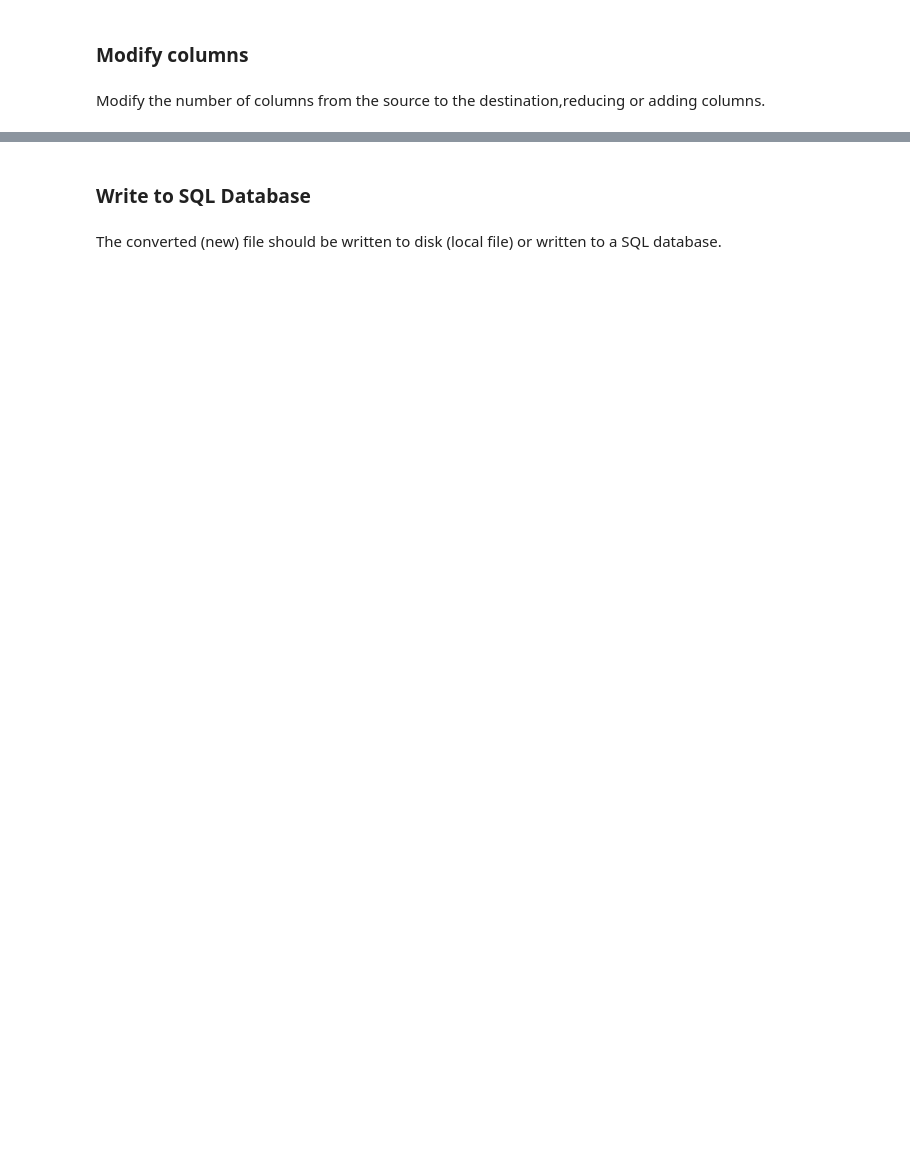
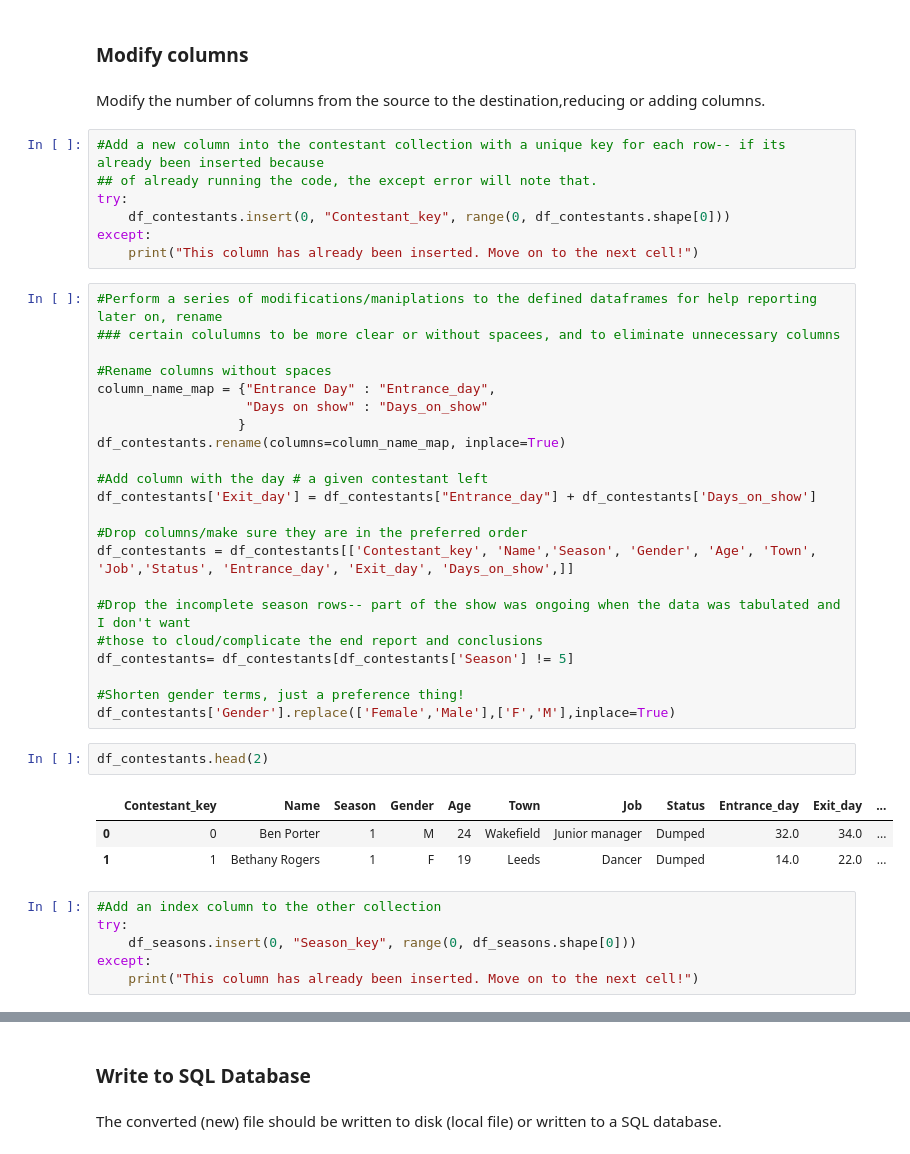
Before and after one commit to kronayne/assn, a Jupyter notebook: DS_Project1.ipynb, the cells around one changed output, grey strips where cells are left out. Cells and saved outputs as stored; diff of their text form; blank space fills up the shorter version.

```diff
--- a/DS_Project1.ipynb
+++ b/DS_Project1.ipynb
@@ -29,3 +251,44 @@ db_name = "contestants"
 ### Modify columns
 # %% [markdown]
 Modify the number of columns from the source to the destination,reducing or adding columns.
+# %%
+#Add a new column into the contestant collection with a unique key for each row-- if its already been inserted because
+## of already running the code, the except error will note that.
+try:
+    df_contestants.insert(0, "Contestant_key", range(0, df_contestants.shape[0]))
+except:
+    print("This column has already been inserted. Move on to the next cell!")
+# %%
+#Perform a series of modifications/maniplations to the defined dataframes for help reporting later on, rename
+### certain colulumns to be more clear or without spacees, and to eliminate unnecessary columns
+
+#Rename columns without spaces
+column_name_map = {"Entrance Day" : "Entrance_day",
+                   "Days on show" : "Days_on_show"
+                  }
+df_contestants.rename(columns=column_name_map, inplace=True)
+
+#Add column with the day # a given contestant left
+df_contestants['Exit_day'] = df_contestants["Entrance_day"] + df_contestants['Days_on_show']
+
+#Drop columns/make sure they are in the preferred order
+df_contestants = df_contestants[['Contestant_key', 'Name','Season', 'Gender', 'Age', 'Town', 'Job','Status', 'Entrance_day', 'Exit_day', 'Days_on_show',]]
+
+#Drop the incomplete season rows-- part of the show was ongoing when the data was tabulated and I don't want
+#those to cloud/complicate the end report and conclusions
+df_contestants= df_contestants[df_contestants['Season'] != 5]
+
+#Shorten gender terms, just a preference thing!
+df_contestants['Gender'].replace(['Female','Male'],['F','M'],inplace=True)
+# %%
+df_contestants.head(2)
+# %% [output]
+|  | Contestant_key | Name | Season | Gender | Age | Town | Job | Status | Entrance_day | Exit_day | ... |
+| 0 | 0 | Ben Porter | 1 | M | 24 | Wakefield | Junior manager | Dumped | 32.0 | 34.0 | ... |
+| 1 | 1 | Bethany Rogers | 1 | F | 19 | Leeds | Dancer | Dumped | 14.0 | 22.0 | ... |
+# %%
+#Add an index column to the other collection
+try:
+    df_seasons.insert(0, "Season_key", range(0, df_seasons.shape[0]))
+except:
+    print("This column has already been inserted. Move on to the next cell!")
```
Also changed, not shown: parts of 27 cells of this notebook.
